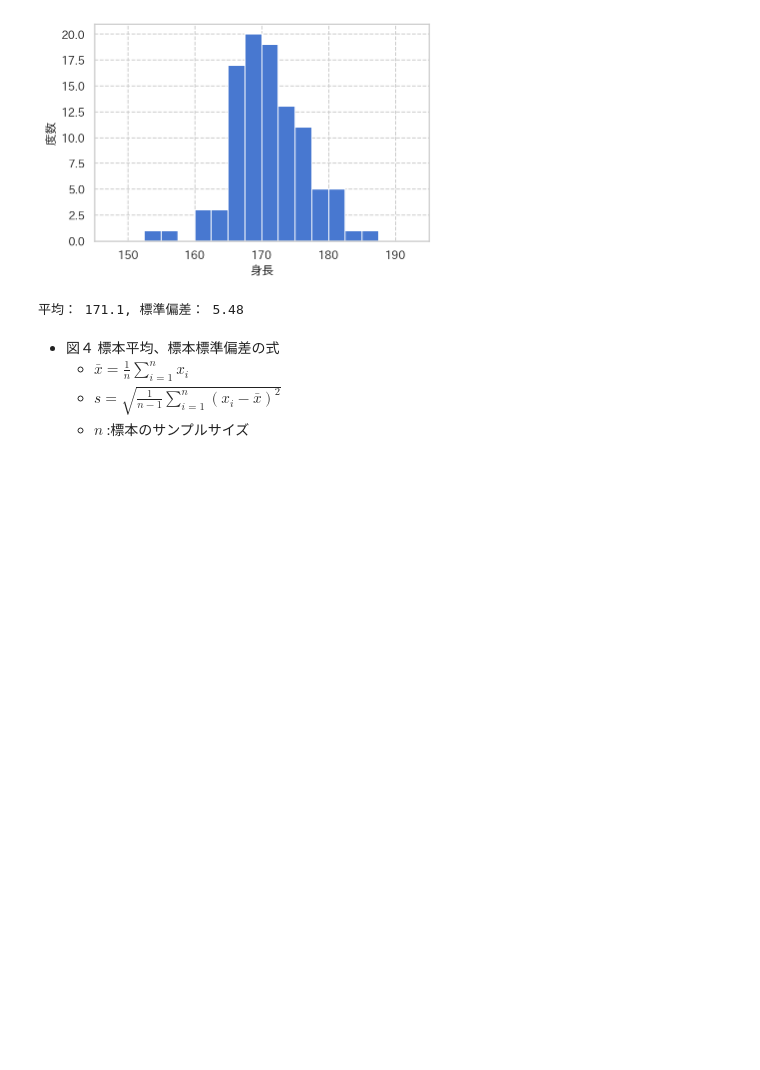
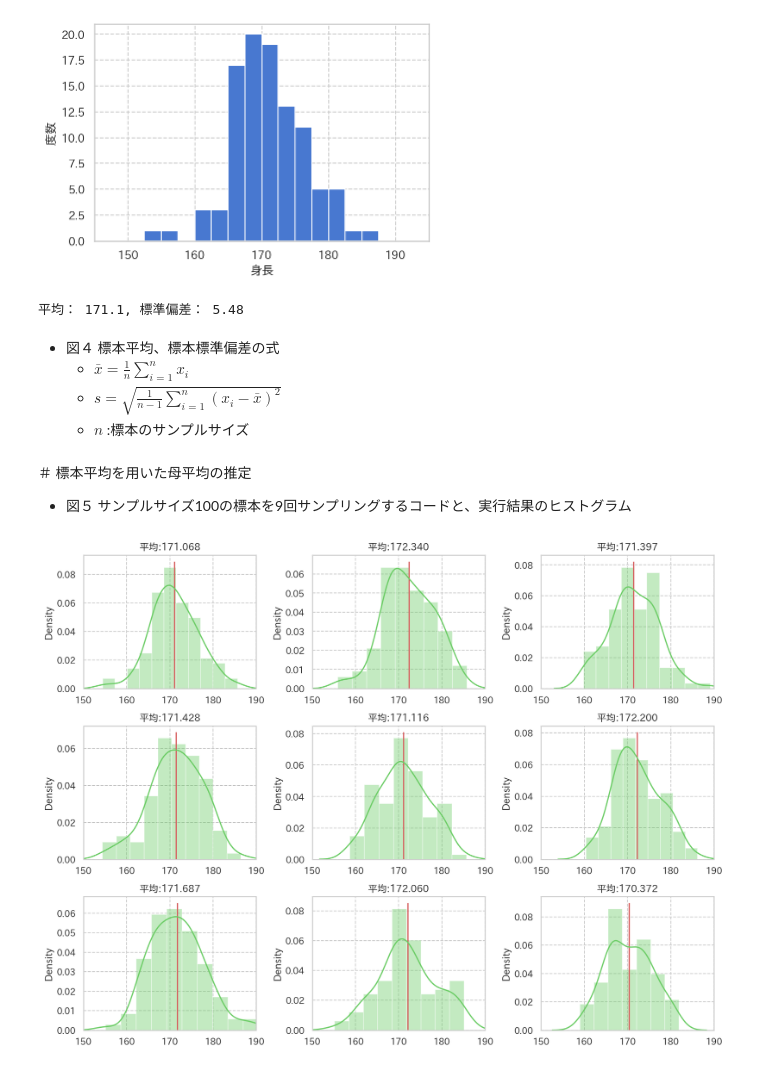
Before and after one commit to zfukuoka/Copying_a_sutra, a Jupyter notebook: SoftwareDesign202010_01/SoftwareDesign202010_0104.ipynb, the cells around one changed output. Saved outputs shown, nothing was run; the diff lists cells and outputs as text; code cells hidden in the pictures; blank space fills up the shorter version.

```diff
--- a/SoftwareDesign202010_01/SoftwareDesign202010_0104.ipynb
+++ b/SoftwareDesign202010_01/SoftwareDesign202010_0104.ipynb
@@ -121,3 +121,35 @@ print(f"平均： {np.mean(height_men_sampled):.1f}, 標準偏差： {np.std(hei
   * $ \bar{x} = \frac{1}{n} \sum_{i=1}^{n} x_i $
   * $ s = \sqrt{ \frac{1}{n-1} \sum_{i=1}^{n} ( x_i - \bar{x} ) ^2 } $
   * $ n $ :標本のサンプルサイズ
+# %% [markdown]
+＃ 標本平均を用いた母平均の推定
+* 図５ サンプルサイズ100の標本を9回サンプリングするコードと、実行結果のヒストグラム
+# %%
+# コード19： サンプルサイズ100の標本を9回サンプリングした時のヒストグラムと平均の値をプロットする
+np.random.seed(71)
+
+ncol = 3
+nrow = 3
+n_sample = 100
+
+index_sampled = []
+index = np.arange(n_data)
+for i in tqdm(range(ncol * nrow)):
+  np.random.shuffle(index)
+  index_sampled.append(index[:n_sample].copy())
+
+_, axes = plt.subplots(nrow, ncol, figsize=(nrow*4, ncol*3))
+
+for i in range(nrow):
+  for j in range(ncol):
+    ax = axes[i, j]
+    height_men_samplee = height_men[index_sampled[i*ncol+j]]
+    m = np.mean(height_men_samplee)
+    sns.distplot(height_men_samplee, hist=True, kde=True, rug=False, color="g", ax=ax)
+    ax.set_title(f"平均:{m:.3f}")
+    ax.vlines(m, 0, ax.get_ylim()[1], "r")
+    ax.set_xlim(150, 190)
+plt.tight_layout()
+plt.show()
+# %% [output]
+[figure, added]
```
Also changed, not shown: parts of 1 cell of this notebook.
